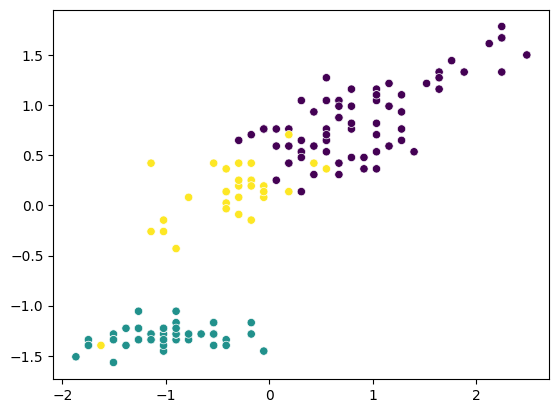
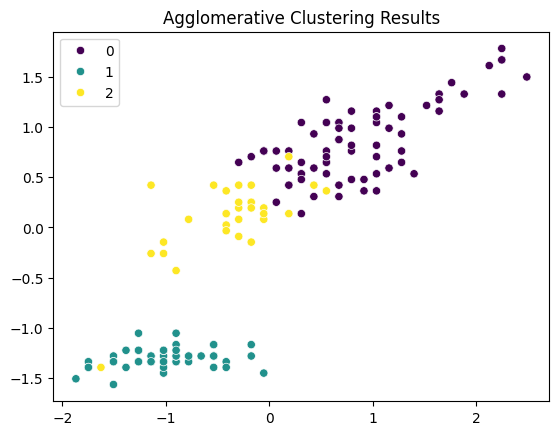
Unified diff of the notebook cell whose output changed from the first chart to the second:
--- before
+++ after
@@ -1 +1,3 @@
-sns.scatterplot(x=X_scaled[:, 0], y=X_scaled[:, 2], c=labels)
+sns.scatterplot(x=X_scaled[:, 0], y=X_scaled[:, 2], hue=labels, palette="viridis")
+plt.title("Agglomerative Clustering Results")
+plt.show()

Commit: complete